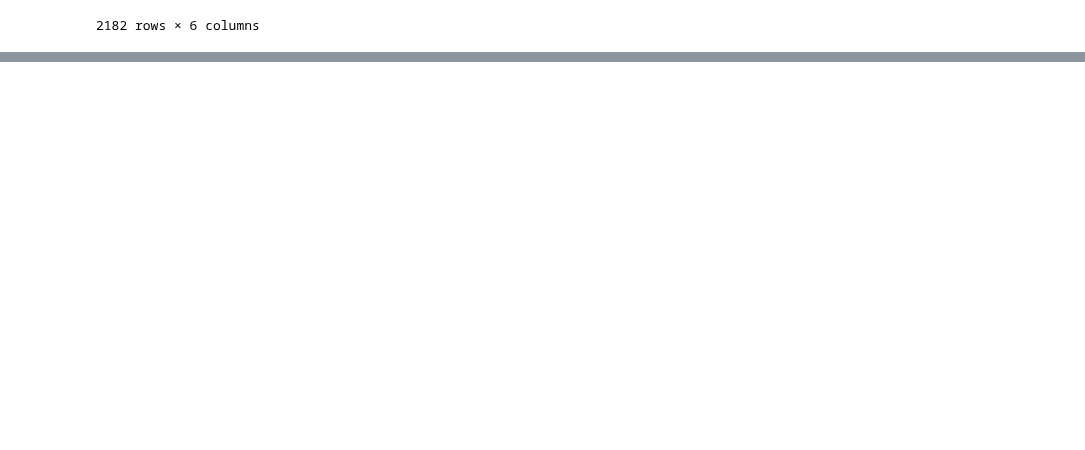
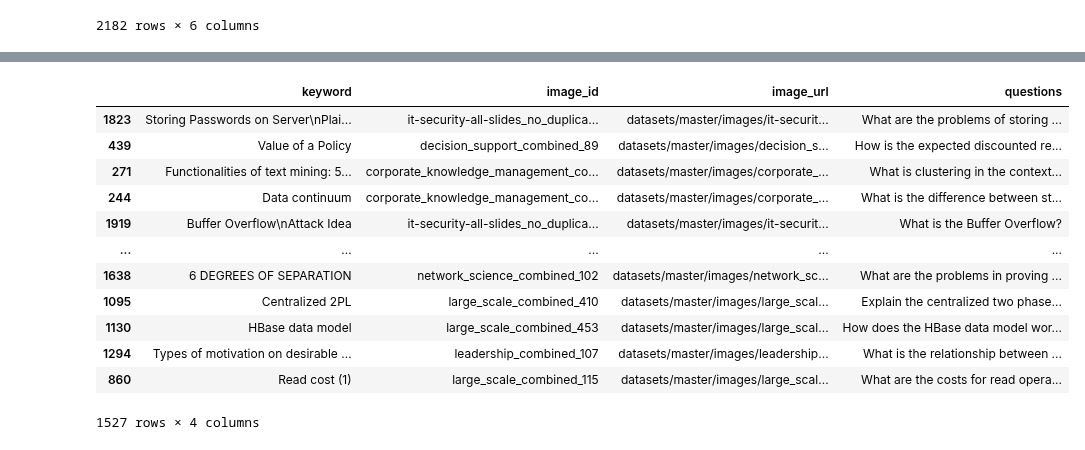
Before and after one commit to Ankinator/ankinator-flashcard-models, a Jupyter notebook: notebooks/models/image-to-text/vqg-master-dataset.ipynb, the cells around one changed output, grey strips where cells are left out. Saved outputs shown, nothing was run; the diff lists cells and outputs as text; code cells hidden in the pictures; blank space fills up the shorter version.

```diff
--- a/notebooks/models/image-to-text/vqg-master-dataset.ipynb
+++ b/notebooks/models/image-to-text/vqg-master-dataset.ipynb
@@ -75,0 +187,21 @@ data_df
+# %%
+from sklearn.model_selection import train_test_split
+
+train, tmp = train_test_split(data_df, test_size=0.3, random_state=42)
+test, val = train_test_split(tmp, test_size=0.3, random_state=42)
+
+train
+# %% [output]
+|  | keyword | image_id | image_url | questions |
+| 1823 | Storing Passwords on Server\nPlai... | it-security-all-slides_no_duplica... | datasets/master/images/it-securit... | What are the problems of storing ... |
+| 439 | Value of a Policy | decision_support_combined_89 | datasets/master/images/decision_s... | How is the expected discounted re... |
+| 271 | Functionalities of text mining: 5... | corporate_knowledge_management_co... | datasets/master/images/corporate_... | What is clustering in the context... |
+| 244 | Data continuum | corporate_knowledge_management_co... | datasets/master/images/corporate_... | What is the difference between st... |
+| 1919 | Buffer Overflow\nAttack Idea | it-security-all-slides_no_duplica... | datasets/master/images/it-securit... | What is the Buffer Overflow? |
+| ... | ... | ... | ... | ... |
+| 1638 | 6 DEGREES OF SEPARATION | network_science_combined_102 | datasets/master/images/network_sc... | What are the problems in proving ... |
+| 1095 | Centralized 2PL | large_scale_combined_410 | datasets/master/images/large_scal... | Explain the centralized two phase... |
+| 1130 | HBase data model | large_scale_combined_453 | datasets/master/images/large_scal... | How does the HBase data model wor... |
+| 1294 | Types of motivation on desirable ... | leadership_combined_107 | datasets/master/images/leadership... | What is the relationship between ... |
+| 860 | Read cost (1) | large_scale_combined_115 | datasets/master/images/large_scal... | What are the costs for read opera... |
+1527 rows × 4 columns
```
Also changed, not shown: parts of 12 cells of this notebook, 1 other file.
